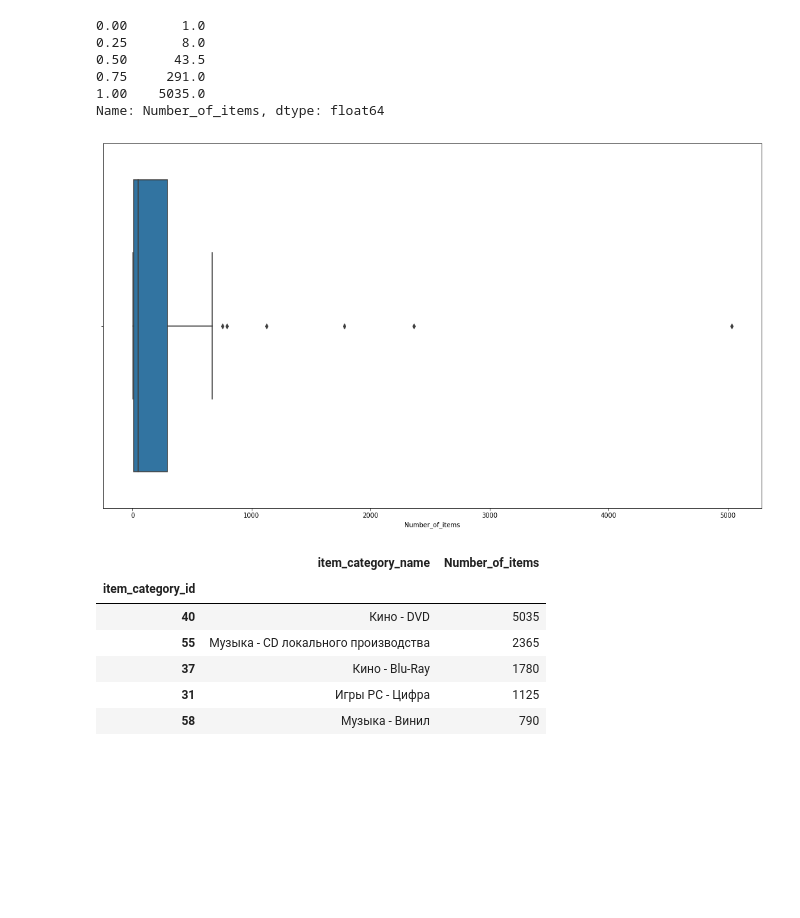
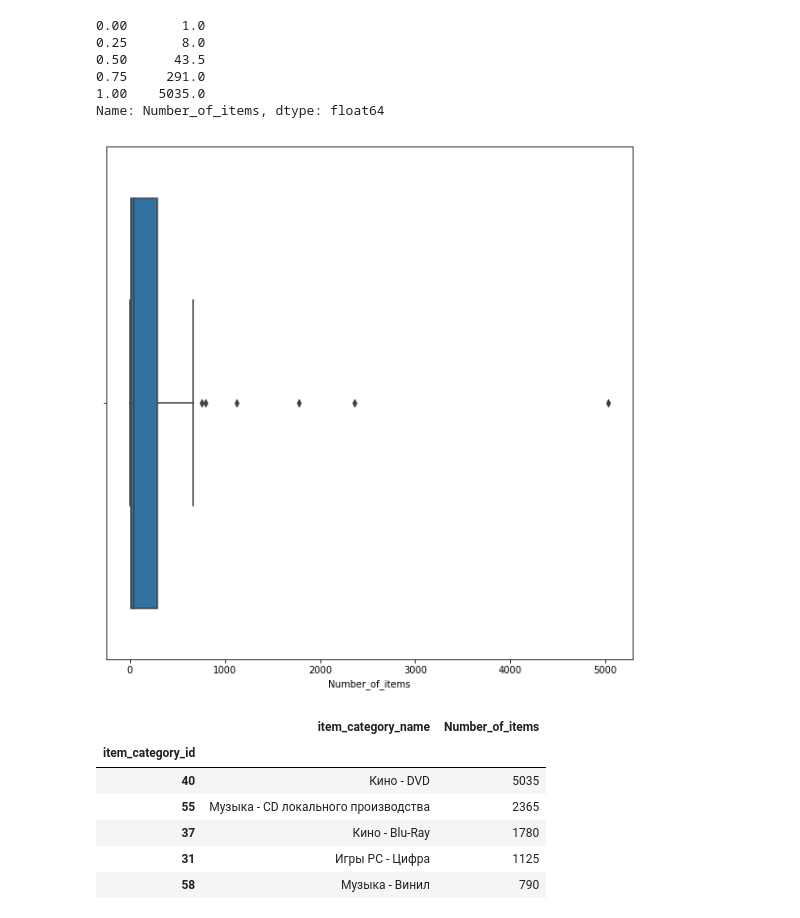
Before and after one commit to AilingLiu/How-to-Win-Kaggle-Competition, a Jupyter notebook: Final_Project/preview_of_data.ipynb, the cells around one changed output. Cells and saved outputs as stored; diff of their text form; code cells hidden in the pictures; blank space fills up the shorter version.

```diff
--- a/Final_Project/preview_of_data.ipynb
+++ b/Final_Project/preview_of_data.ipynb
@@ -159,11 +159,10 @@ itemG.Number_of_items.quantile([0., 0.25, 0.5, 0.75, 1.])
 1.00    5035.0
 Name: Number_of_items, dtype: float64
 # %%
-fig = plt.gcf()
-fig.set_size_inches(18.5, 10.5)
+fig = plt.figure(figsize=(10, 10))
 sns.boxplot(itemG.Number_of_items, orient = 'h');
 # %% [output]
-[figure, old version]
+[figure, new version]
 # %%
 fig = plt.gcf()
 fig.set_size_inches(18.5, 10.5)
```
Also changed, not shown: parts of 16 cells of this notebook.
